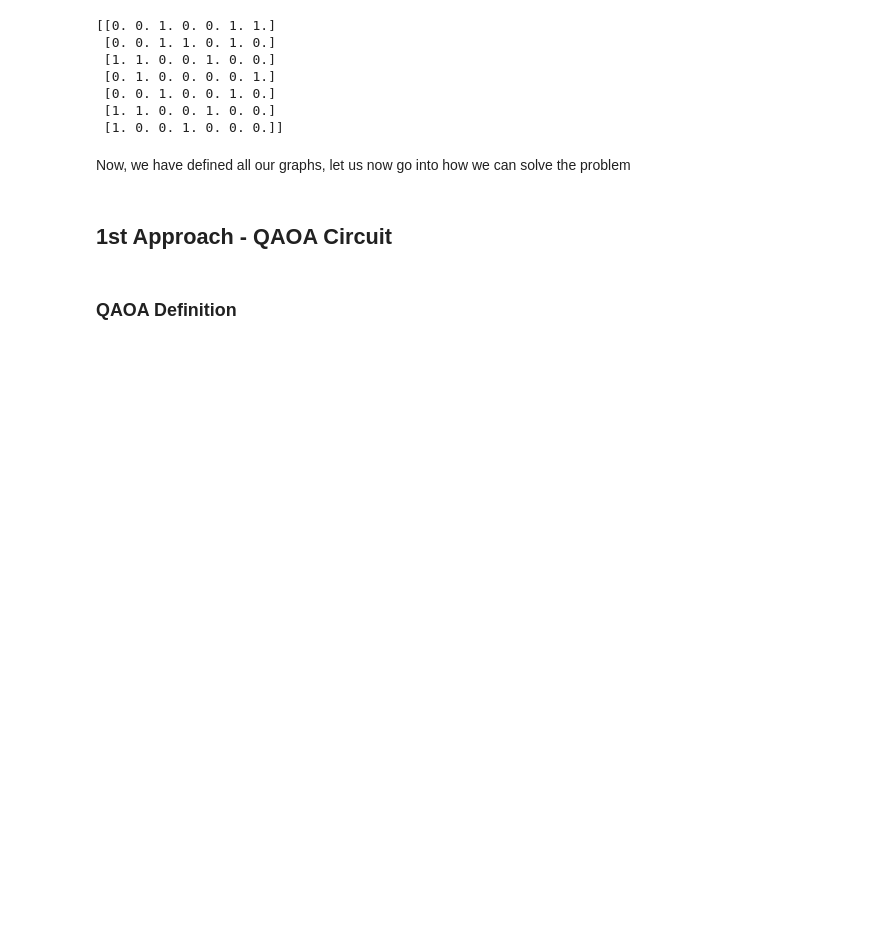
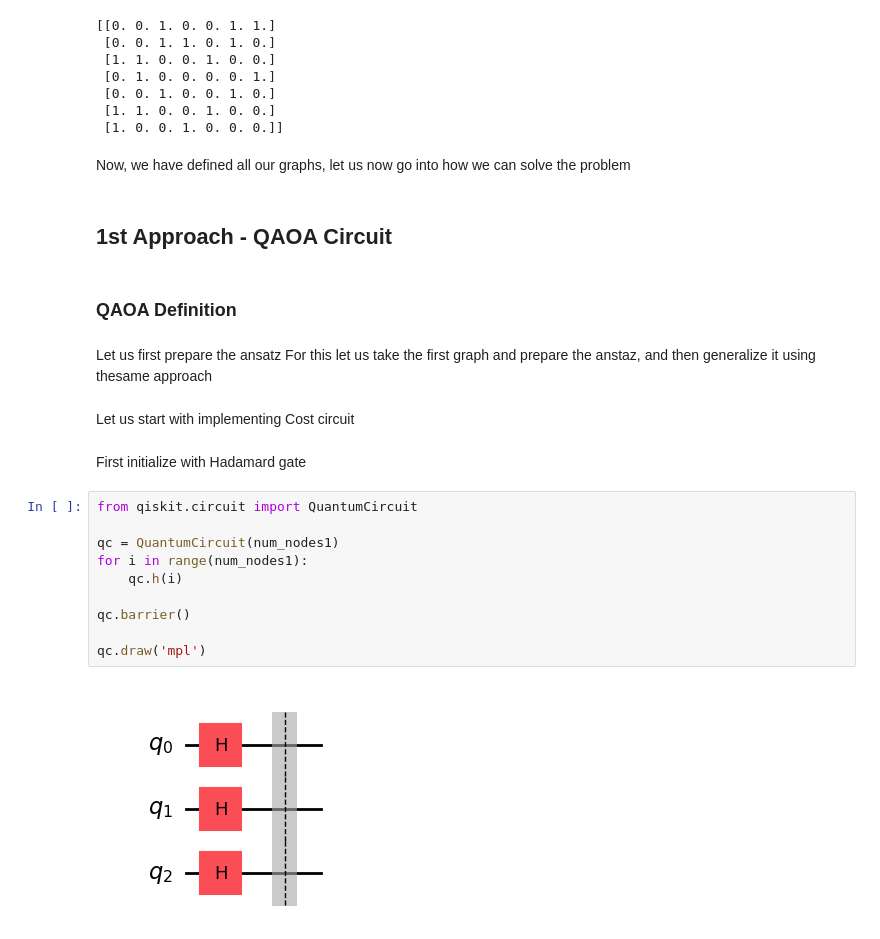
Before and after one commit to Matrixmang0/MIS-QAOA, a Jupyter notebook: Untitled.ipynb, the cells around one changed output. Saved outputs shown, nothing was run; the diff lists cells and outputs as text; blank space fills up the shorter version.

Commit message:
Built circuit for cost operator

```diff
--- a/Untitled.ipynb
+++ b/Untitled.ipynb
@@ -177,3 +177,22 @@ Now, we have defined all our graphs, let us now go into how we can solve the pro
 ## 1st Approach - QAOA Circuit
 # %% [markdown]
 ### QAOA Definition
+# %% [markdown]
+Let us first prepare the ansatz
+For this let us take the first graph and prepare the anstaz, and then generalize it using thesame approach
+# %% [markdown]
+Let us start with implementing Cost circuit
+# %% [markdown]
+First initialize with Hadamard gate
+# %%
+from qiskit.circuit import QuantumCircuit
+
+qc = QuantumCircuit(num_nodes1)
+for i in range(num_nodes1):
+    qc.h(i)
+
+qc.barrier()
+
+qc.draw('mpl')
+# %% [output]
+[figure, added]
```
Also changed, not shown: parts of 11 cells of this notebook, 1 other file.
